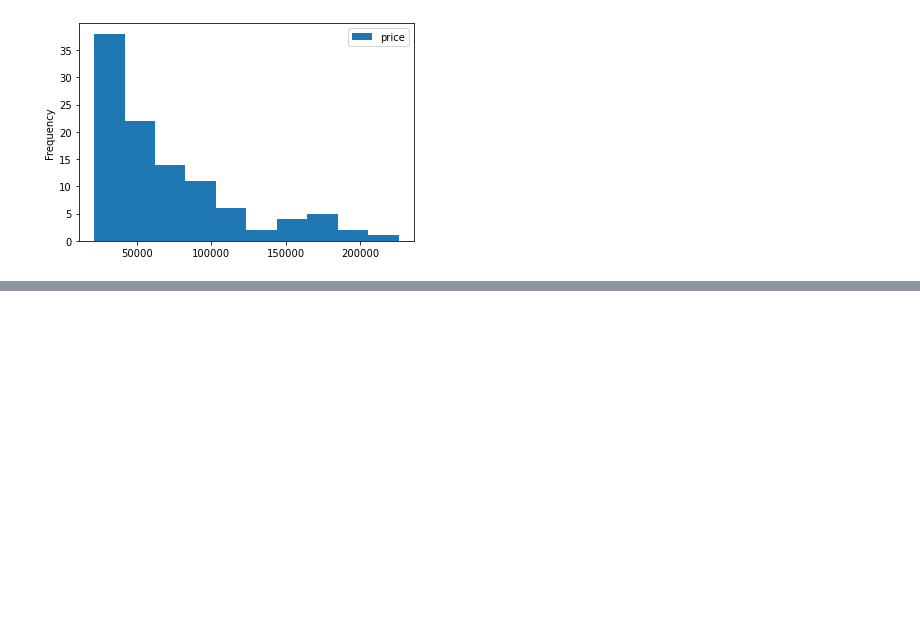
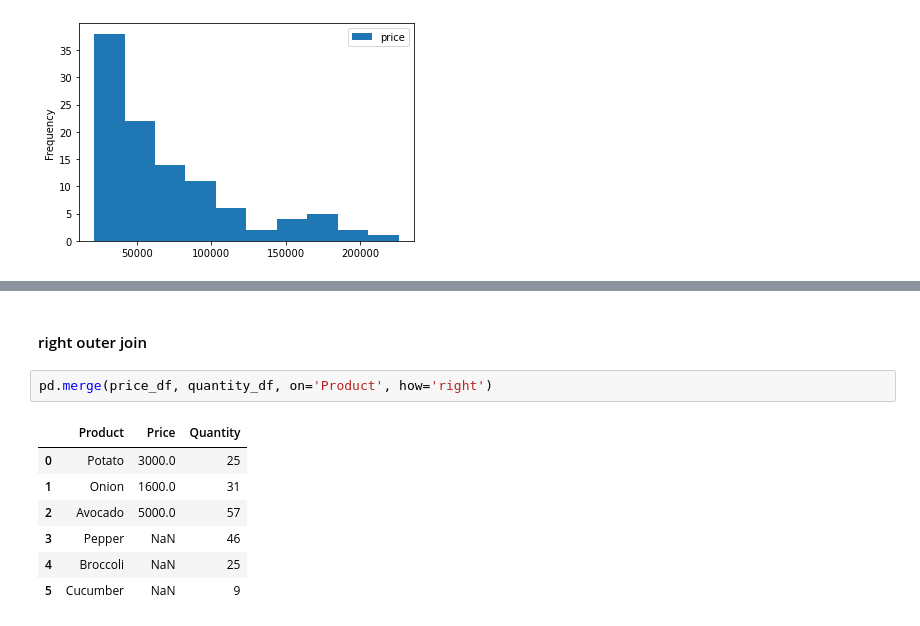
Before and after one commit to kh-min7/Data_Science, a Jupyter notebook: 새로운 값 계산하기.ipynb, the cells around one changed output, grey strips where cells are left out. Saved outputs shown, nothing was run; the diff lists cells and outputs as text; blank space fills up the shorter version.

```diff
--- a/새로운 값 계산하기.ipynb
+++ b/새로운 값 계산하기.ipynb
@@ -390,0 +447,12 @@ dtype: object
+# %% [markdown]
+#### right outer join
+# %%
+pd.merge(price_df, quantity_df, on='Product', how='right')
+# %% [output]
+|  | Product | Price | Quantity |
+| 0 | Potato | 3000.0 | 25 |
+| 1 | Onion | 1600.0 | 31 |
+| 2 | Avocado | 5000.0 | 57 |
+| 3 | Pepper | NaN | 46 |
+| 4 | Broccoli | NaN | 25 |
+| 5 | Cucumber | NaN | 9 |
```
Also changed, not shown: parts of 12 cells of this notebook, 2 other files.
